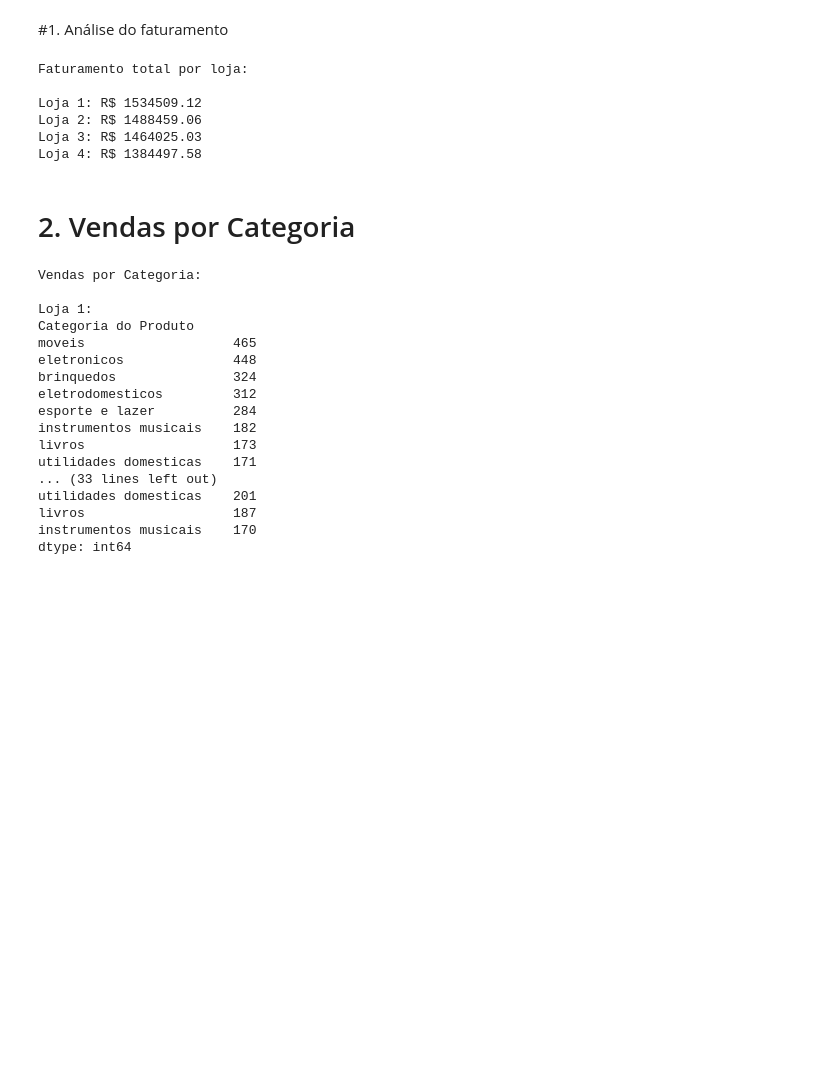
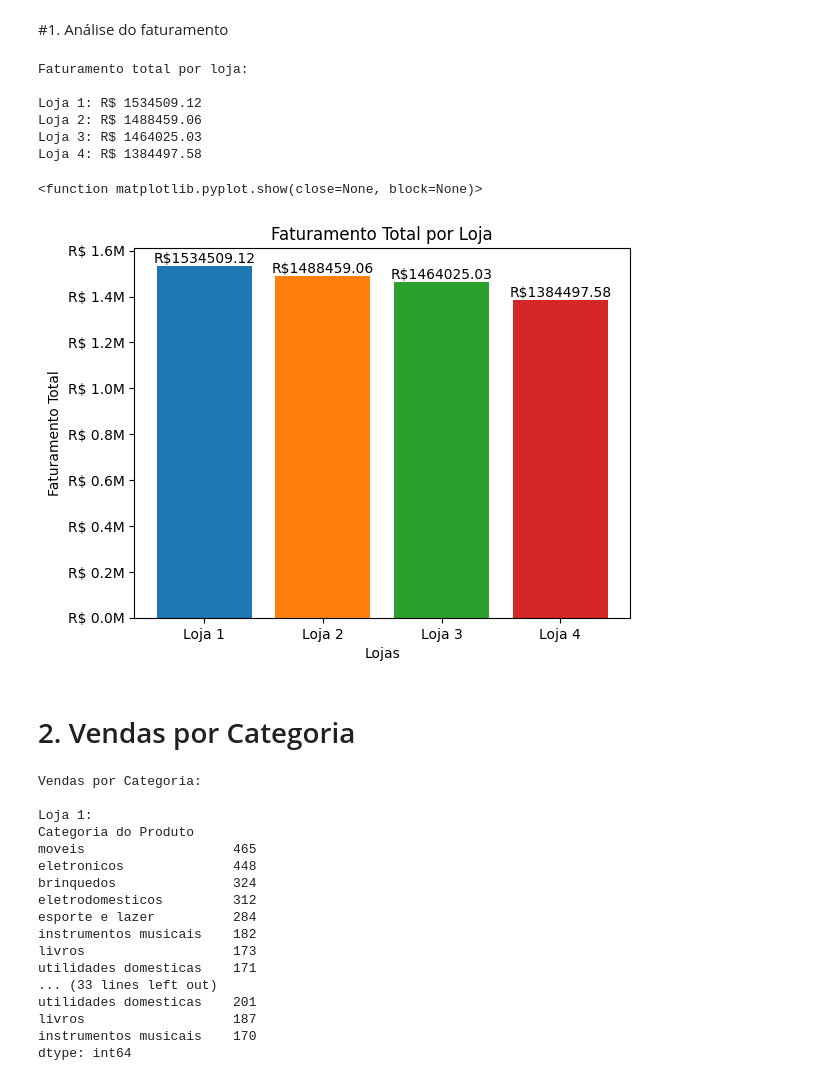
Before and after one commit to EmilyCarla/ONE_DataScience-Desafio1-AluraStore, a Jupyter notebook: AluraStoreBrasil.ipynb, the cells around one changed output. Cells and saved outputs as stored; diff of their text form; code cells hidden in the pictures; blank space fills up the shorter version.

Commit message:
add visualização dos dados com gráficos

```diff
--- a/AluraStoreBrasil.ipynb
+++ b/AluraStoreBrasil.ipynb
@@ -39,6 +40,31 @@ Loja 1: R$ 1534509.12
 Loja 2: R$ 1488459.06
 Loja 3: R$ 1464025.03
 Loja 4: R$ 1384497.58
+# %%
+import matplotlib.ticker as mtick
+
+cores = ['#1f77b4', '#ff7f0e', '#2ca02c', '#d62728', '#9467bd']
+
+faturamentos = []
+nomes_lojas = ['Loja 1', 'Loja 2', 'Loja 3', 'Loja 4']
+for i in range(0,4):
+  faturamento_loja = lista_lojas[i]['Preço'].sum()
+  faturamentos.append(faturamento_loja)
+
+plt.figure()
+plt.bar(nomes_lojas, faturamentos)
+barras = plt.bar(nomes_lojas, faturamentos, color=cores)
+plt.bar_label(barras, fmt='R$%.2f')
+plt.title('Faturamento Total por Loja')
+plt.xlabel('Lojas')
+plt.ylabel('Faturamento Total')
+plt.gca().yaxis.set_major_formatter(
+    mtick.FuncFormatter(lambda x, pos: f'R$ {x/1_000_000:.1f}M')
+)
+plt.show
+# %% [output]
+<function matplotlib.pyplot.show(close=None, block=None)>
+[figure, added]
 # %% [markdown]
 # 2. Vendas por Categoria
 # %%
```
Also changed, not shown: parts of 5 cells of this notebook.
